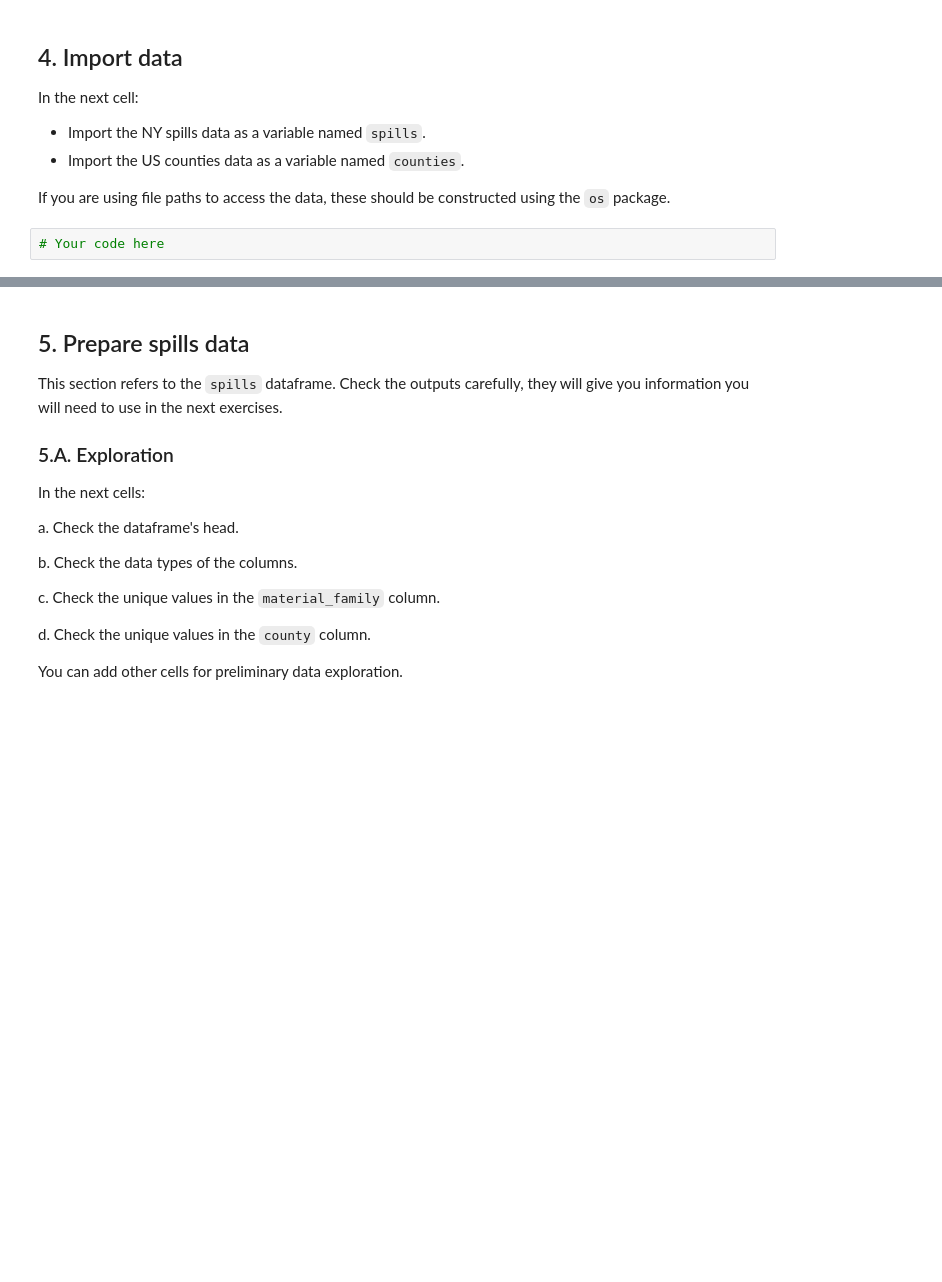
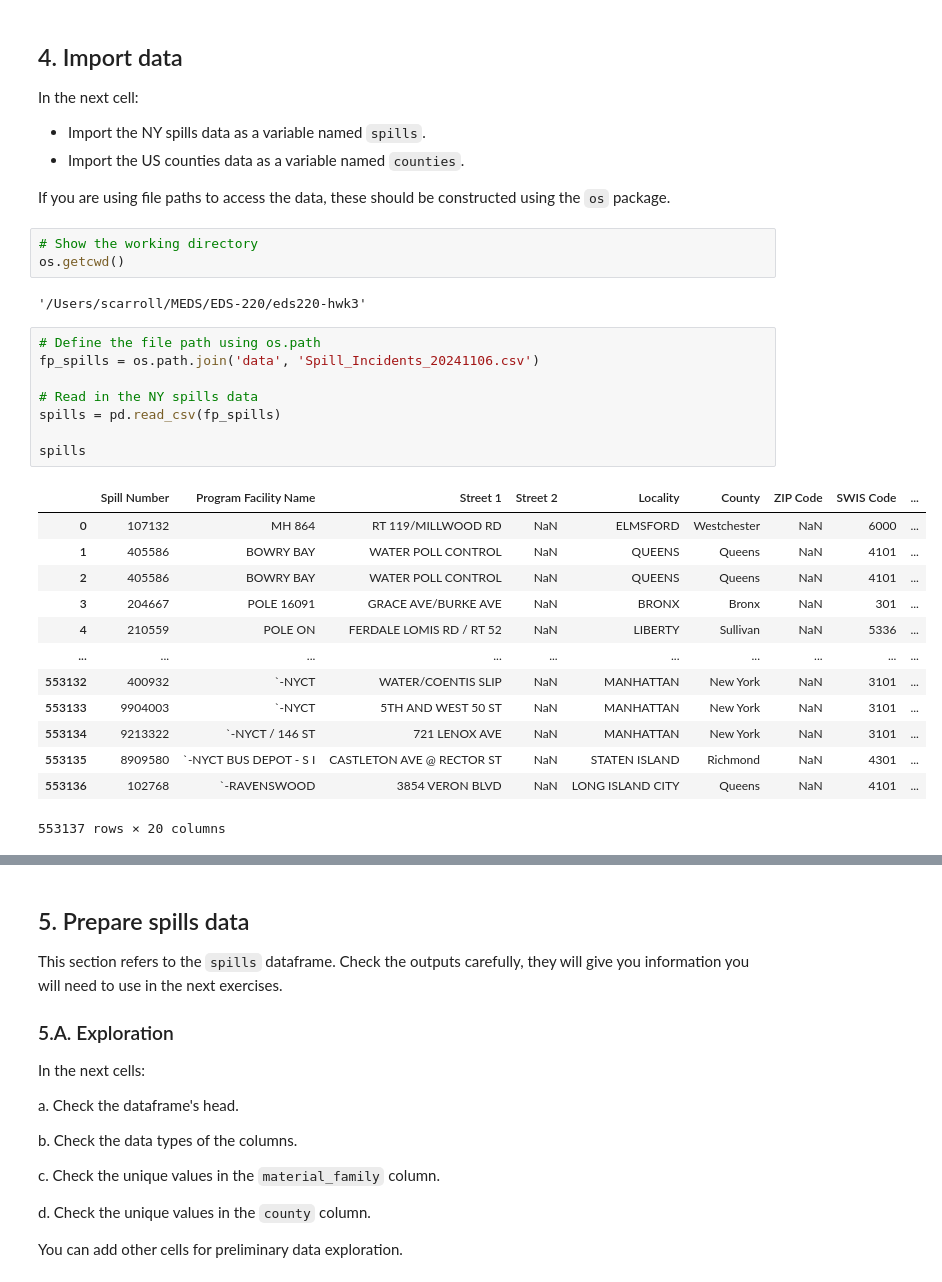
Before and after one commit to stephenccodes/eds220-hwk3, a Jupyter notebook: hwk3-task2-oil-spills.ipynb, the cells around one changed output, grey strips where cells are left out. Drawn from its saved outputs; the diff is of its cells as text; blank space fills up the shorter version.

```diff
--- a/hwk3-task2-oil-spills.ipynb
+++ b/hwk3-task2-oil-spills.ipynb
@@ -55,5 +85,30 @@ In the next cell:
 - Import the US counties data as a variable named `counties`.
 
 If you are using file paths to access the data, these should be constructed using the `os` package.
-# %%
-# Your code here
+# %%
+# Show the working directory
+os.getcwd()
+# %% [output]
+'/Users/scarroll/MEDS/EDS-220/eds220-hwk3'
+# %%
+# Define the file path using os.path
+fp_spills = os.path.join('data', 'Spill_Incidents_20241106.csv')
+
+# Read in the NY spills data
+spills = pd.read_csv(fp_spills)
+
+spills
+# %% [output]
+|  | Spill Number | Program Facility Name | Street 1 | Street 2 | Locality | County | ZIP Code | SWIS Code | ... |
+| 0 | 107132 | MH 864 | RT 119/MILLWOOD RD | NaN | ELMSFORD | Westchester | NaN | 6000 | ... |
+| 1 | 405586 | BOWRY BAY | WATER POLL CONTROL | NaN | QUEENS | Queens | NaN | 4101 | ... |
+| 2 | 405586 | BOWRY BAY | WATER POLL CONTROL | NaN | QUEENS | Queens | NaN | 4101 | ... |
+| 3 | 204667 | POLE 16091 | GRACE AVE/BURKE AVE | NaN | BRONX | Bronx | NaN | 301 | ... |
+| 4 | 210559 | POLE ON | FERDALE LOMIS RD / RT 52 | NaN | LIBERTY | Sullivan | NaN | 5336 | ... |
+| ... | ... | ... | ... | ... | ... | ... | ... | ... | ... |
+| 553132 | 400932 | `-NYCT | WATER/COENTIS SLIP | NaN | MANHATTAN | New York | NaN | 3101 | ... |
+| 553133 | 9904003 | `-NYCT | 5TH AND WEST 50 ST | NaN | MANHATTAN | New York | NaN | 3101 | ... |
+| 553134 | 9213322 | `-NYCT / 146 ST | 721 LENOX AVE | NaN | MANHATTAN | New York | NaN | 3101 | ... |
+| 553135 | 8909580 | `-NYCT BUS DEPOT - S I | CASTLETON AVE @ RECTOR ST | NaN | STATEN ISLAND | Richmond | NaN | 4301 | ... |
+| 553136 | 102768 | `-RAVENSWOOD | 3854 VERON BLVD | NaN | LONG ISLAND CITY | Queens | NaN | 4101 | ... |
+553137 rows × 20 columns
```
Also changed, not shown: parts of 22 cells of this notebook.
